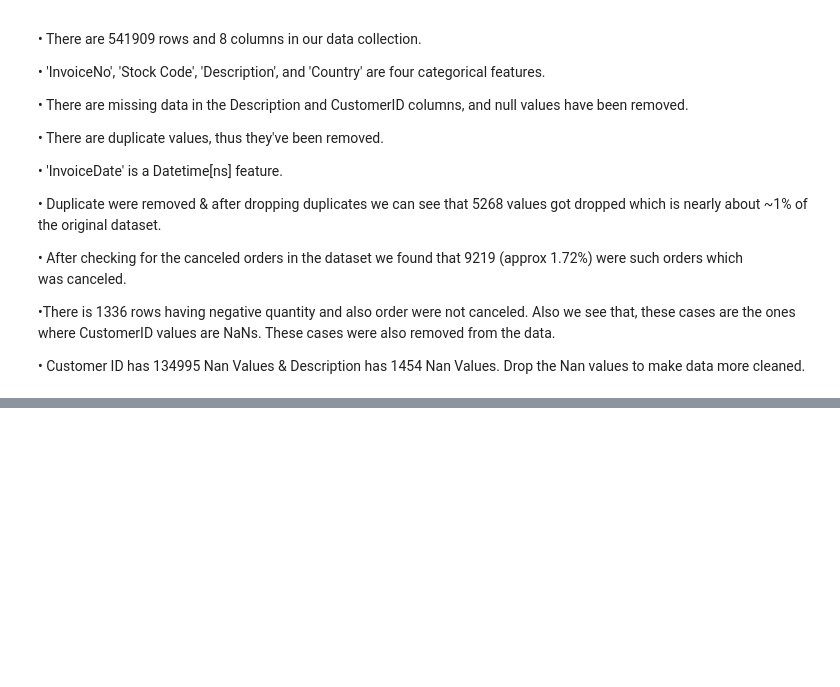
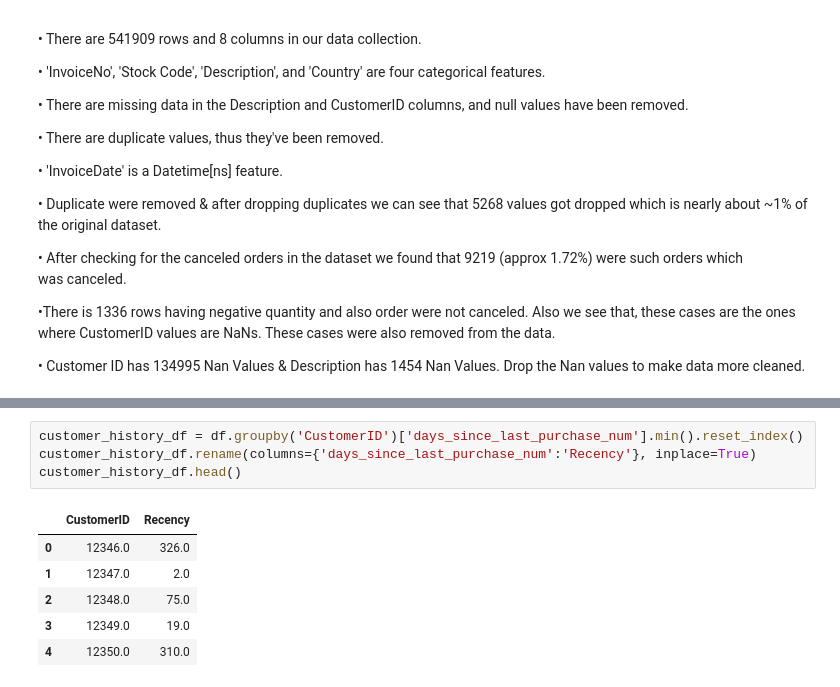
Before and after one commit to Deepakkarki24/Online-Retail-Customer-Segmentation, a Jupyter notebook: Individual_Colab_(Customer_Segmentation)_Capstone_Project.ipynb, the cells around one changed output, grey strips where cells are left out. Drawn from its saved outputs; the diff is of its cells as text; blank space fills up the shorter version.

```diff
--- a/Individual_Colab_(Customer_Segmentation)_Capstone_Project.ipynb
+++ b/Individual_Colab_(Customer_Segmentation)_Capstone_Project.ipynb
@@ -767,0 +812,11 @@ df.describe()
+# %%
+customer_history_df = df.groupby('CustomerID')['days_since_last_purchase_num'].min().reset_index()
+customer_history_df.rename(columns={'days_since_last_purchase_num':'Recency'}, inplace=True)
+customer_history_df.head()
+# %% [output]
+|  | CustomerID | Recency |
+| 0 | 12346.0 | 326.0 |
+| 1 | 12347.0 | 2.0 |
+| 2 | 12348.0 | 75.0 |
+| 3 | 12349.0 | 19.0 |
+| 4 | 12350.0 | 310.0 |
```
Also changed, not shown: parts of 12 cells of this notebook.
